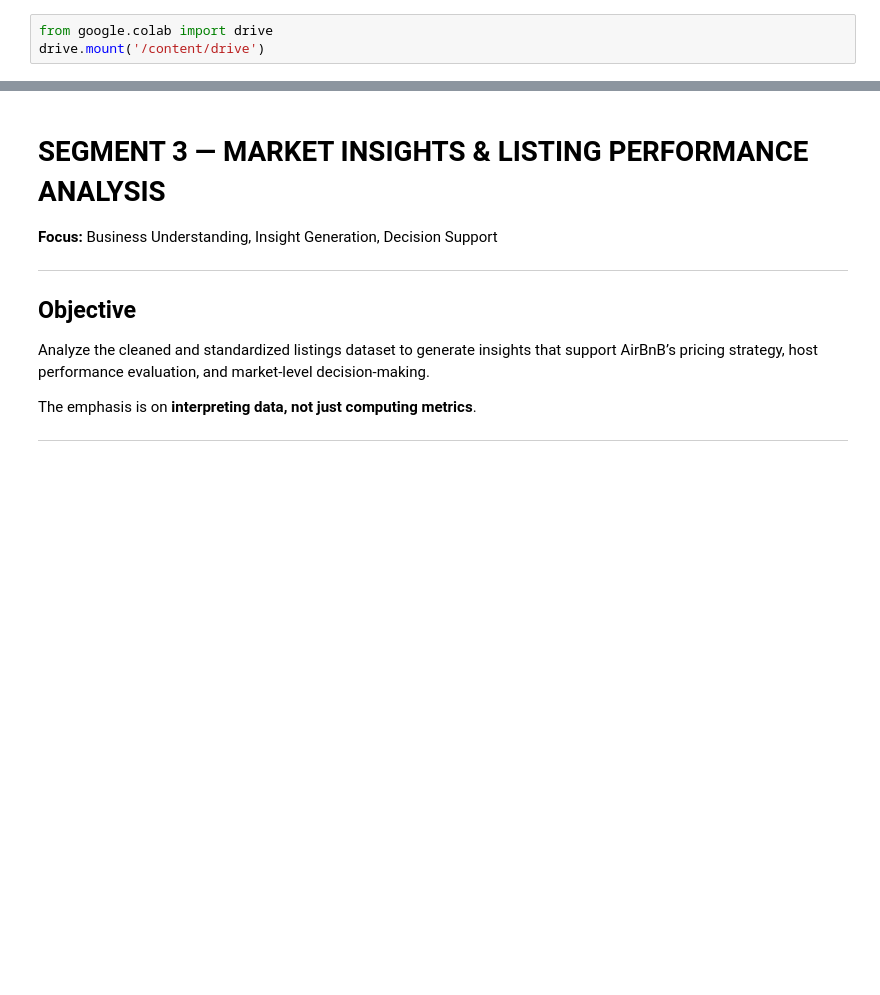
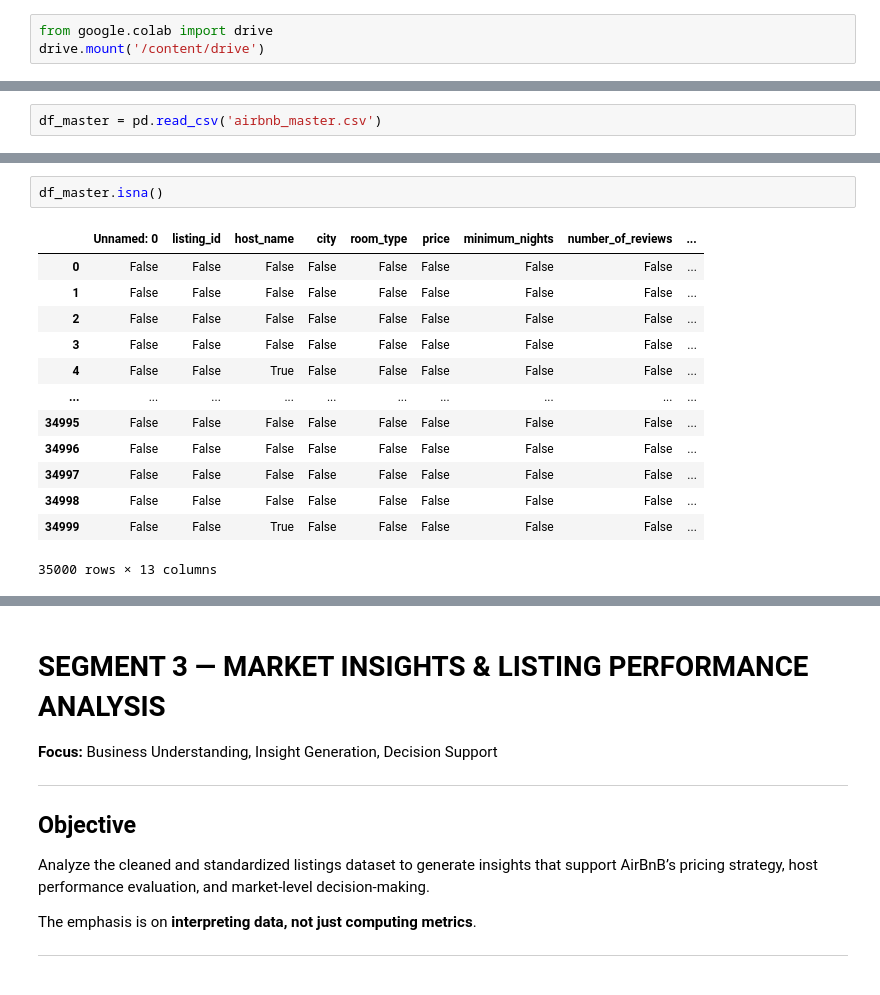
Before and after one commit to Madhankumarr11/Guvi_M59_Class, a Jupyter notebook: Copy_of_AirBnB_Listings_Data_–_Daily_Work_of_a_Data_Team.ipynb, the cells around one changed output, grey strips where cells are left out. Cells and saved outputs as stored; diff of their text form; blank space fills up the shorter version.

```diff
--- a/Copy_of_AirBnB_Listings_Data_–_Daily_Work_of_a_Data_Team.ipynb
+++ b/Copy_of_AirBnB_Listings_Data_–_Daily_Work_of_a_Data_Team.ipynb
@@ -569,0 +598,2 @@ drive.mount('/content/drive')
+# %%
+df_master = pd.read_csv('airbnb_master.csv')
@@ -569,0 +829,16 @@ drive.mount('/content/drive')
+# %%
+df_master.isna()
+# %% [output]
+|  | Unnamed: 0 | listing_id | host_name | city | room_type | price | minimum_nights | number_of_reviews | ... |
+| 0 | False | False | False | False | False | False | False | False | ... |
+| 1 | False | False | False | False | False | False | False | False | ... |
+| 2 | False | False | False | False | False | False | False | False | ... |
+| 3 | False | False | False | False | False | False | False | False | ... |
+| 4 | False | False | True | False | False | False | False | False | ... |
+| ... | ... | ... | ... | ... | ... | ... | ... | ... | ... |
+| 34995 | False | False | False | False | False | False | False | False | ... |
+| 34996 | False | False | False | False | False | False | False | False | ... |
+| 34997 | False | False | False | False | False | False | False | False | ... |
+| 34998 | False | False | False | False | False | False | False | False | ... |
+| 34999 | False | False | True | False | False | False | False | False | ... |
+35000 rows × 13 columns
```
Also changed, not shown: parts of 35 cells of this notebook.
